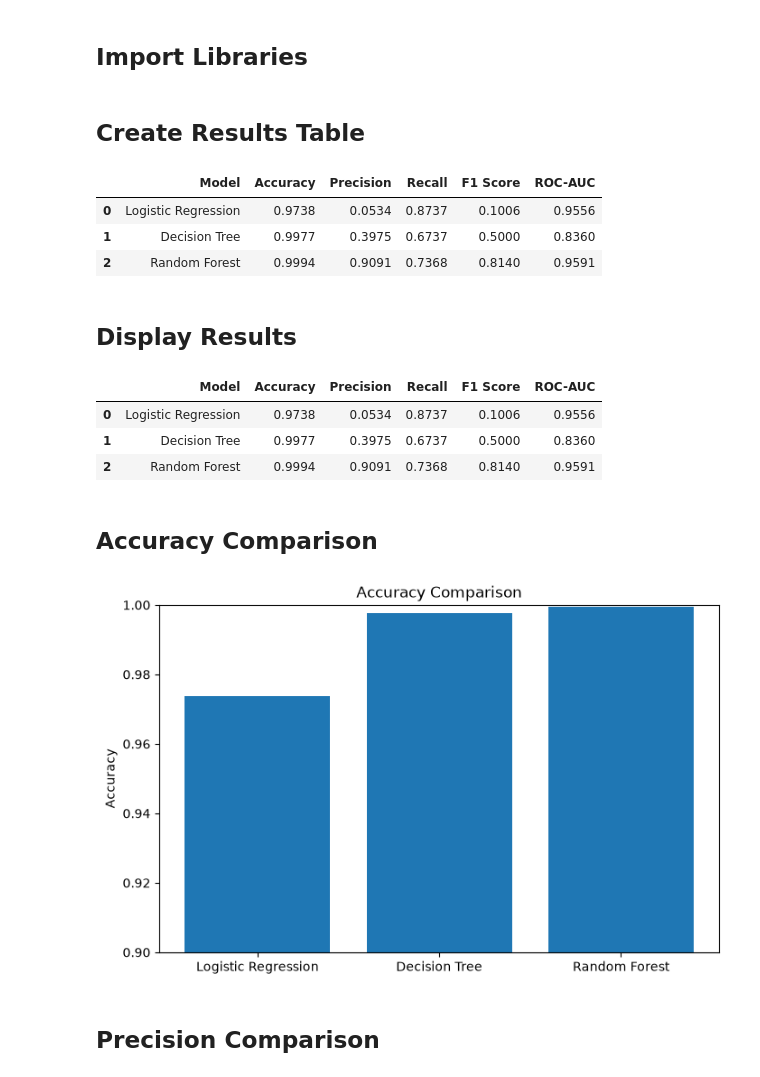
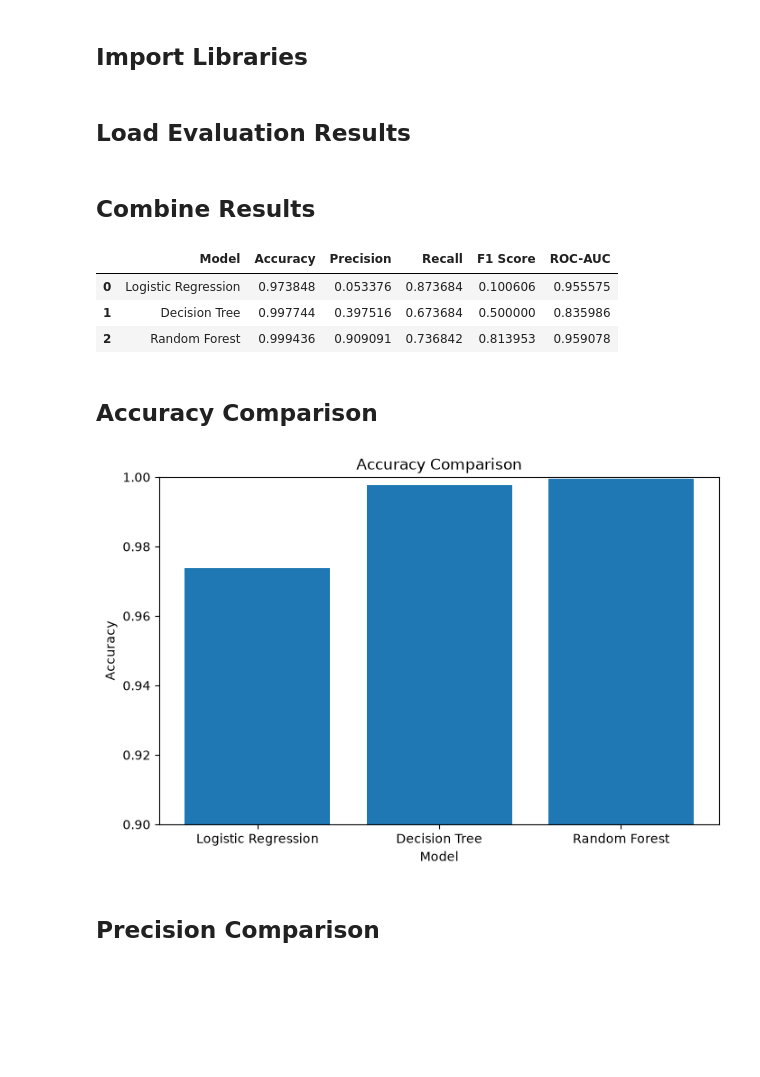
Before and after one commit to Yaseen5599/Financial_Fraud_Detection, a Jupyter notebook: notebooks/08_model_comparison.ipynb, the cells around one changed output. Saved outputs shown, nothing was run; the diff lists cells and outputs as text; code cells hidden in the pictures; blank space fills up the shorter version.

Commit message:
Complete model training and comparison

```diff
--- a/notebooks/08_model_comparison.ipynb
+++ b/notebooks/08_model_comparison.ipynb
@@ -24,79 +26,45 @@ Evaluation Metrics:
 import pandas as pd
 import matplotlib.pyplot as plt
 # %% [markdown]
-## Create Results Table
+## Load Evaluation Results
 # %%
-results = pd.DataFrame({
+lr = pd.read_csv("../results/logistic_regression_metrics.csv")
 
-    "Model":[
-        "Logistic Regression",
-        "Decision Tree",
-        "Random Forest"
-    ],
+dt = pd.read_csv("../results/decision_tree_metrics.csv")
 
-    "Accuracy":[
-        0.9738,
-        0.9977,
-        0.9994
-    ],
-
-    "Precision":[
-        0.0534,
-        0.3975,
-        0.9091
-    ],
-
-    "Recall":[
-        0.8737,
-        0.6737,
-        0.7368
-    ],
-
-    "F1 Score":[
-        0.1006,
-        0.5000,
-        0.8140
-    ],
-
-    "ROC-AUC":[
-        0.9556,
-        0.8360,
-        0.9591
-    ]
-
-})
-
-results
+rf = pd.read_csv("../results/random_forest_metrics.csv")
-# %% [output]
-|  | Model | Accuracy | Precision | Recall | F1 Score | ROC-AUC |
-| 0 | Logistic Regression | 0.9738 | 0.0534 | 0.8737 | 0.1006 | 0.9556 |
-| 1 | Decision Tree | 0.9977 | 0.3975 | 0.6737 | 0.5000 | 0.8360 |
-| 2 | Random Forest | 0.9994 | 0.9091 | 0.7368 | 0.8140 | 0.9591 |
-# %% [markdown]
-## Display Results
-# %%
-results
-# %% [output]
-|  | Model | Accuracy | Precision | Recall | F1 Score | ROC-AUC |
-| 0 | Logistic Regression | 0.9738 | 0.0534 | 0.8737 | 0.1006 | 0.9556 |
-| 1 | Decision Tree | 0.9977 | 0.3975 | 0.6737 | 0.5000 | 0.8360 |
-| 2 | Random Forest | 0.9994 | 0.9091 | 0.7368 | 0.8140 | 0.9591 |
+# %% [markdown]
+## Combine Results
+# %%
+results = pd.concat(
+    [lr, dt, rf],
+    ignore_index=True
+)
+
+results
+# %% [output]
+|  | Model | Accuracy | Precision | Recall | F1 Score | ROC-AUC |
+| 0 | Logistic Regression | 0.973848 | 0.053376 | 0.873684 | 0.100606 | 0.955575 |
+| 1 | Decision Tree | 0.997744 | 0.397516 | 0.673684 | 0.500000 | 0.835986 |
+| 2 | Random Forest | 0.999436 | 0.909091 | 0.736842 | 0.813953 | 0.959078 |
 # %% [markdown]
 ## Accuracy Comparison
 # %%
 plt.figure(figsize=(8,5))
 
 plt.bar(results["Model"], results["Accuracy"])
 
 plt.title("Accuracy Comparison")
 
+plt.xlabel("Model")
+
 plt.ylabel("Accuracy")
 
 plt.ylim(0.9,1.0)
 
 plt.show()
 # %% [output]
-[figure, old version]
+[figure, new version]
 # %% [markdown]
 ## Precision Comparison
 # %%
```
Also changed, not shown: parts of 9 cells of this notebook, 6 other files.
